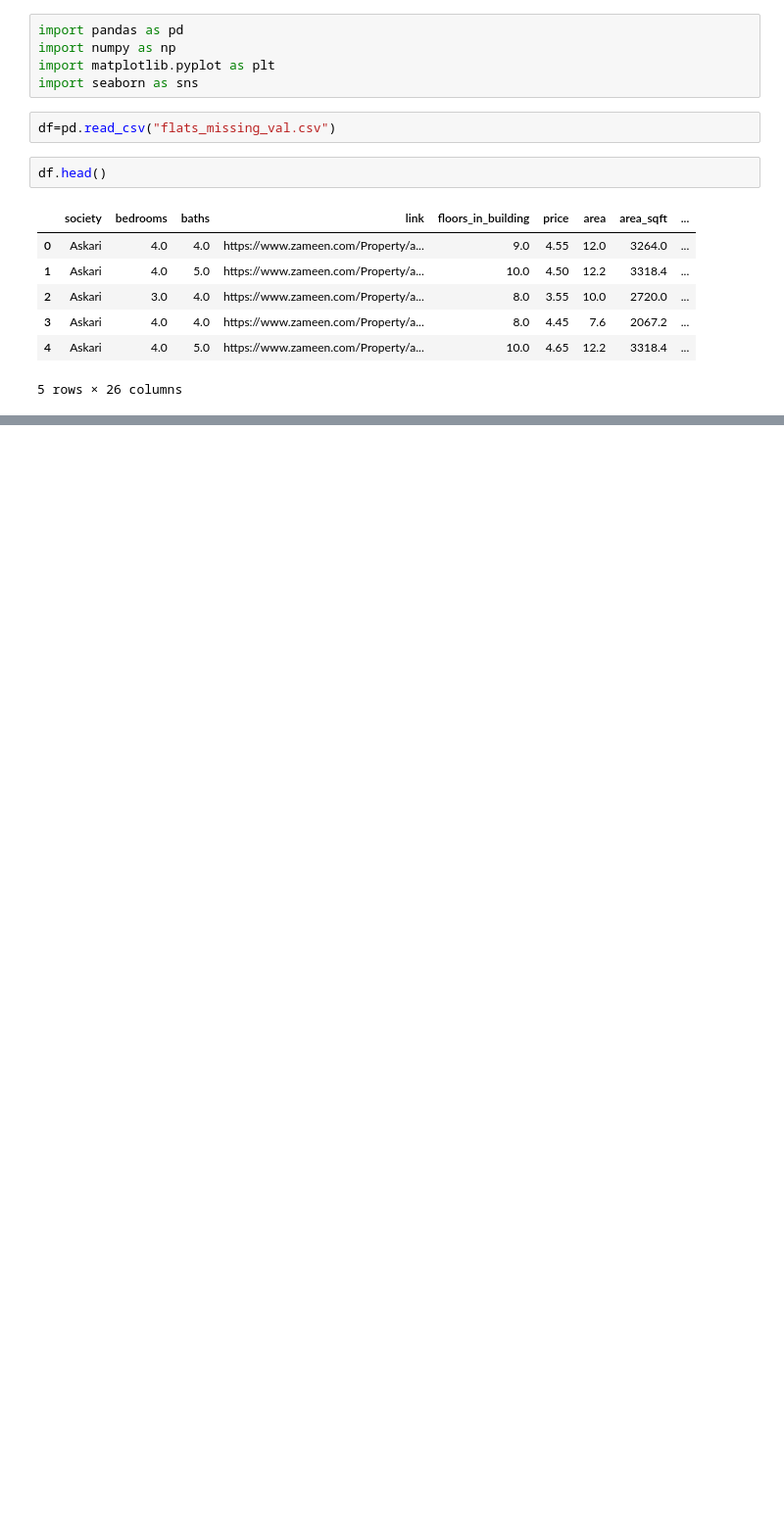
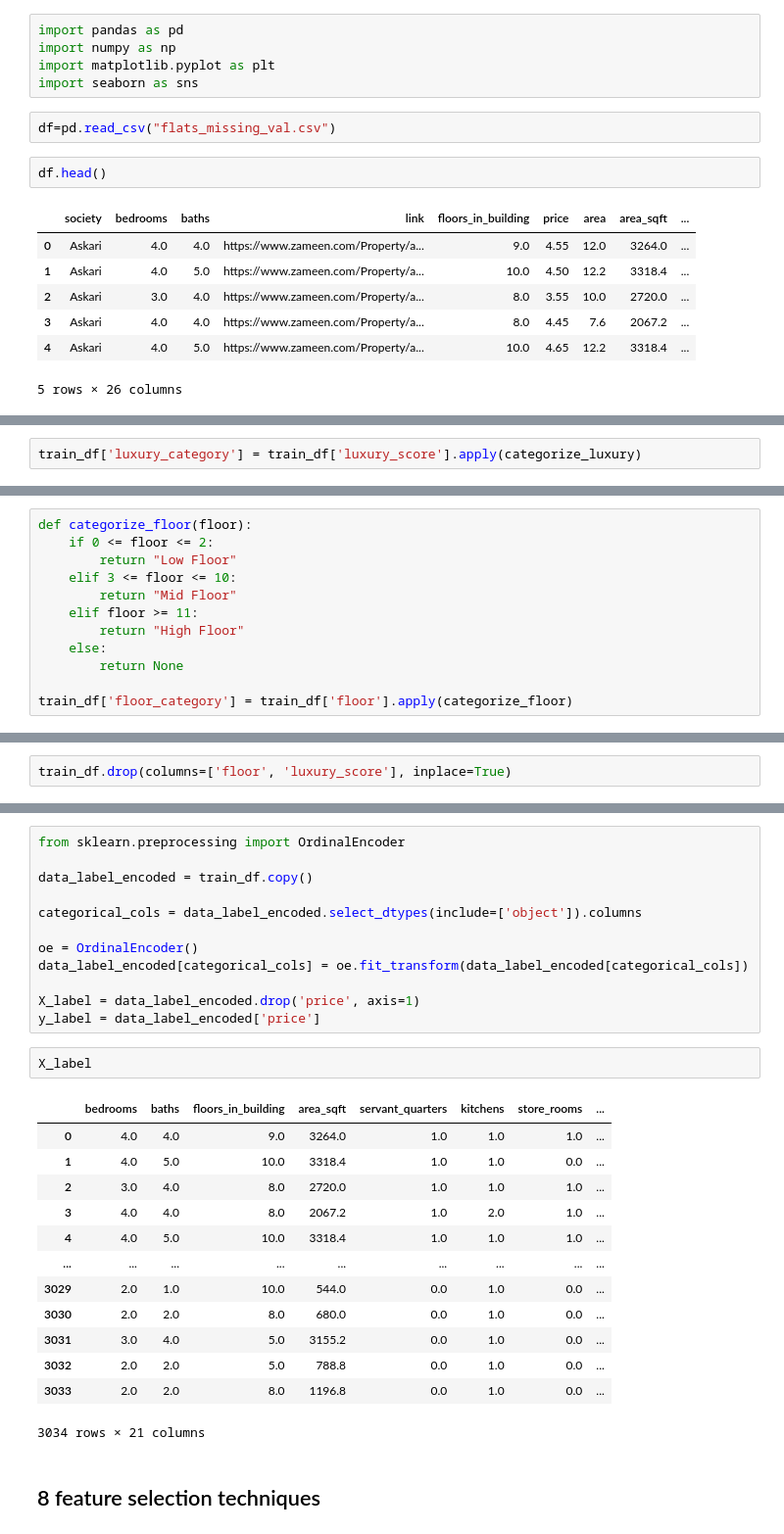
Before and after one commit to zeeshanAhmed2798/real-estate-ml-project, a Jupyter notebook: Data Cleaning/feature_selection.ipynb, the cells around one changed output, grey strips where cells are left out. Shown at 98% size. Drawn from its saved outputs; the diff is of its cells as text; blank space fills up the shorter version.

Commit message:
Flats : Ready for feature selection

```diff
--- a/Data Cleaning/feature_selection.ipynb
+++ b/Data Cleaning/feature_selection.ipynb
@@ -17,0 +92,2 @@ df.head()
+# %%
+train_df['luxury_category'] = train_df['luxury_score'].apply(categorize_luxury)
@@ -17,0 +99,12 @@ df.head()
+# %%
+def categorize_floor(floor):
+    if 0 <= floor <= 2:
+        return "Low Floor"
+    elif 3 <= floor <= 10:
+        return "Mid Floor"
+    elif floor >= 11:
+        return "High Floor"
+    else:
+        return None
+
+train_df['floor_category'] = train_df['floor'].apply(categorize_floor)
@@ -17,0 +119,2 @@ df.head()
+# %%
+train_df.drop(columns=['floor', 'luxury_score'], inplace=True)
@@ -17,0 +131,30 @@ df.head()
+# %%
+from sklearn.preprocessing import OrdinalEncoder
+
+data_label_encoded = train_df.copy()
+
+categorical_cols = data_label_encoded.select_dtypes(include=['object']).columns
+
+oe = OrdinalEncoder()
+data_label_encoded[categorical_cols] = oe.fit_transform(data_label_encoded[categorical_cols])
+
+X_label = data_label_encoded.drop('price', axis=1)
+y_label = data_label_encoded['price']
+# %%
+X_label
+# %% [output]
+|  | bedrooms | baths | floors_in_building | area_sqft | servant_quarters | kitchens | store_rooms | ... |
+| 0 | 4.0 | 4.0 | 9.0 | 3264.0 | 1.0 | 1.0 | 1.0 | ... |
+| 1 | 4.0 | 5.0 | 10.0 | 3318.4 | 1.0 | 1.0 | 0.0 | ... |
+| 2 | 3.0 | 4.0 | 8.0 | 2720.0 | 1.0 | 1.0 | 1.0 | ... |
+| 3 | 4.0 | 4.0 | 8.0 | 2067.2 | 1.0 | 2.0 | 1.0 | ... |
+| 4 | 4.0 | 5.0 | 10.0 | 3318.4 | 1.0 | 1.0 | 1.0 | ... |
+| ... | ... | ... | ... | ... | ... | ... | ... | ... |
+| 3029 | 2.0 | 1.0 | 10.0 | 544.0 | 0.0 | 1.0 | 0.0 | ... |
+| 3030 | 2.0 | 2.0 | 8.0 | 680.0 | 0.0 | 1.0 | 0.0 | ... |
+| 3031 | 3.0 | 4.0 | 5.0 | 3155.2 | 0.0 | 1.0 | 0.0 | ... |
+| 3032 | 2.0 | 2.0 | 5.0 | 788.8 | 0.0 | 1.0 | 0.0 | ... |
+| 3033 | 2.0 | 2.0 | 8.0 | 1196.8 | 0.0 | 1.0 | 0.0 | ... |
+3034 rows × 21 columns
+# %% [markdown]
+## 8 feature selection techniques
```
Also changed, not shown: parts of 11 cells of this notebook.
